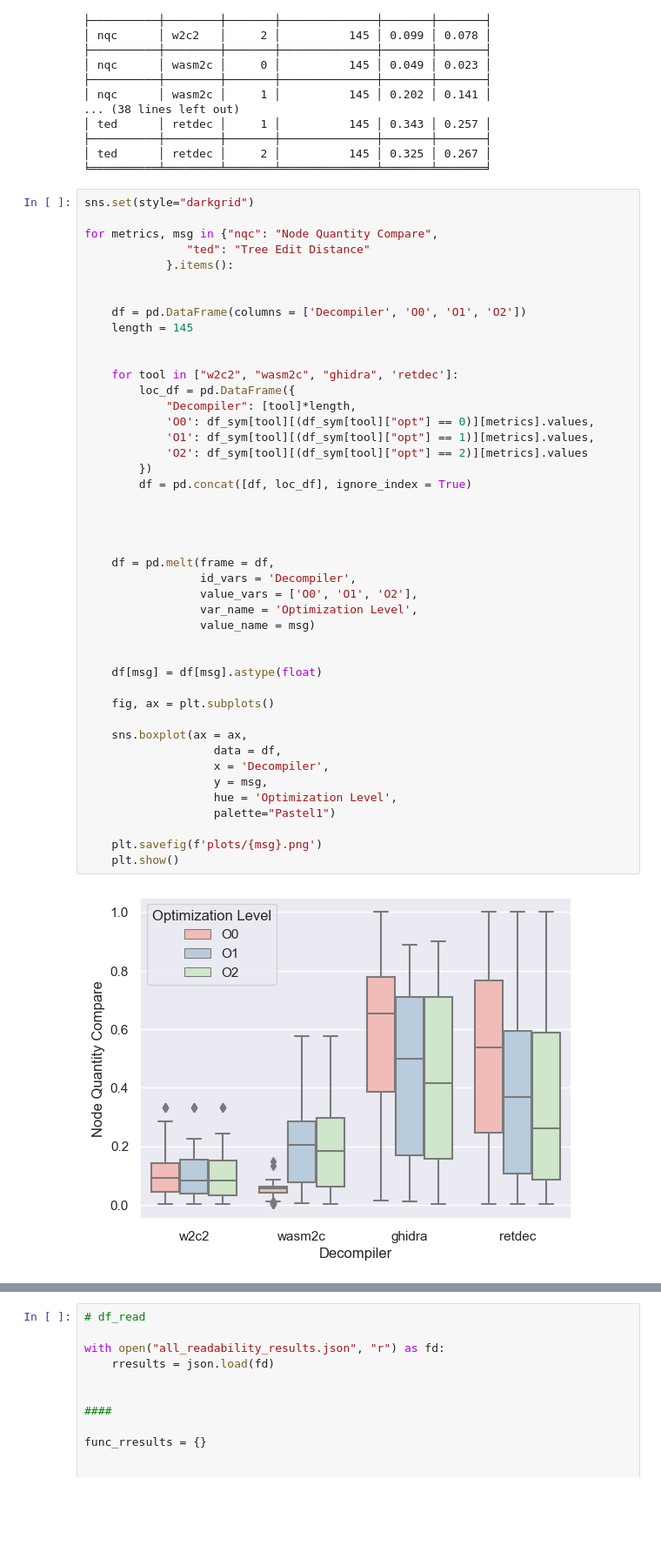
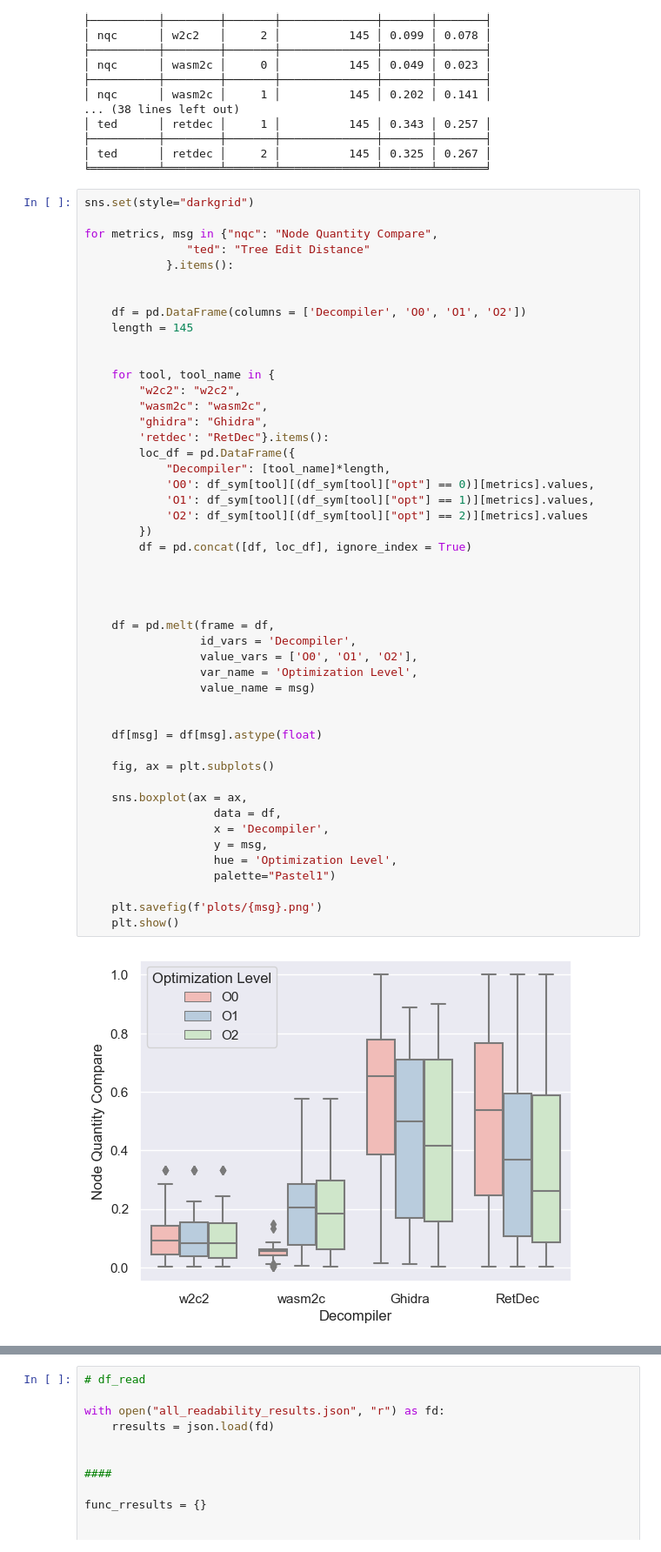
Before and after one commit to spencerwuwu/WASM-decomp_eval, a Jupyter notebook: g_charts.ipynb, the cells around one changed output, grey strips where cells are left out. Shown at 87% size. Drawn from its saved outputs; the diff is of its cells as text; blank space fills up the shorter version.

Commit message:
Update plots

```diff
--- a/g_charts.ipynb
+++ b/g_charts.ipynb
@@ -109,37 +109,41 @@ for metrics, msg in {"nqc": "Node Quantity Compare",
     length = 145
 
 
-    for tool in ["w2c2", "wasm2c", "ghidra", 'retdec']:
+    for tool, tool_name in {
+        "w2c2": "w2c2",
+        "wasm2c": "wasm2c",
+        "ghidra": "Ghidra",
+        'retdec': "RetDec"}.items():
         loc_df = pd.DataFrame({
-            "Decompiler": [tool]*length,
+            "Decompiler": [tool_name]*length,
             'O0': df_sym[tool][(df_sym[tool]["opt"] == 0)][metrics].values,
             'O1': df_sym[tool][(df_sym[tool]["opt"] == 1)][metrics].values,
             'O2': df_sym[tool][(df_sym[tool]["opt"] == 2)][metrics].values
         })
         df = pd.concat([df, loc_df], ignore_index = True)
 
 
 
 
     df = pd.melt(frame = df,
                  id_vars = 'Decompiler',
                  value_vars = ['O0', 'O1', 'O2'],
                  var_name = 'Optimization Level',
                  value_name = msg)
 
 
     df[msg] = df[msg].astype(float)
 
     fig, ax = plt.subplots()
 
     sns.boxplot(ax = ax,
                    data = df,
                    x = 'Decompiler',
                    y = msg,
                    hue = 'Optimization Level',
                    palette="Pastel1")
 
     plt.savefig(f'plots/{msg}.png')
     plt.show()
 # %% [output]
-[figure, old version]
+[figure, new version]
```
Also changed, not shown: parts of 2 cells of this notebook, 6 other files.
